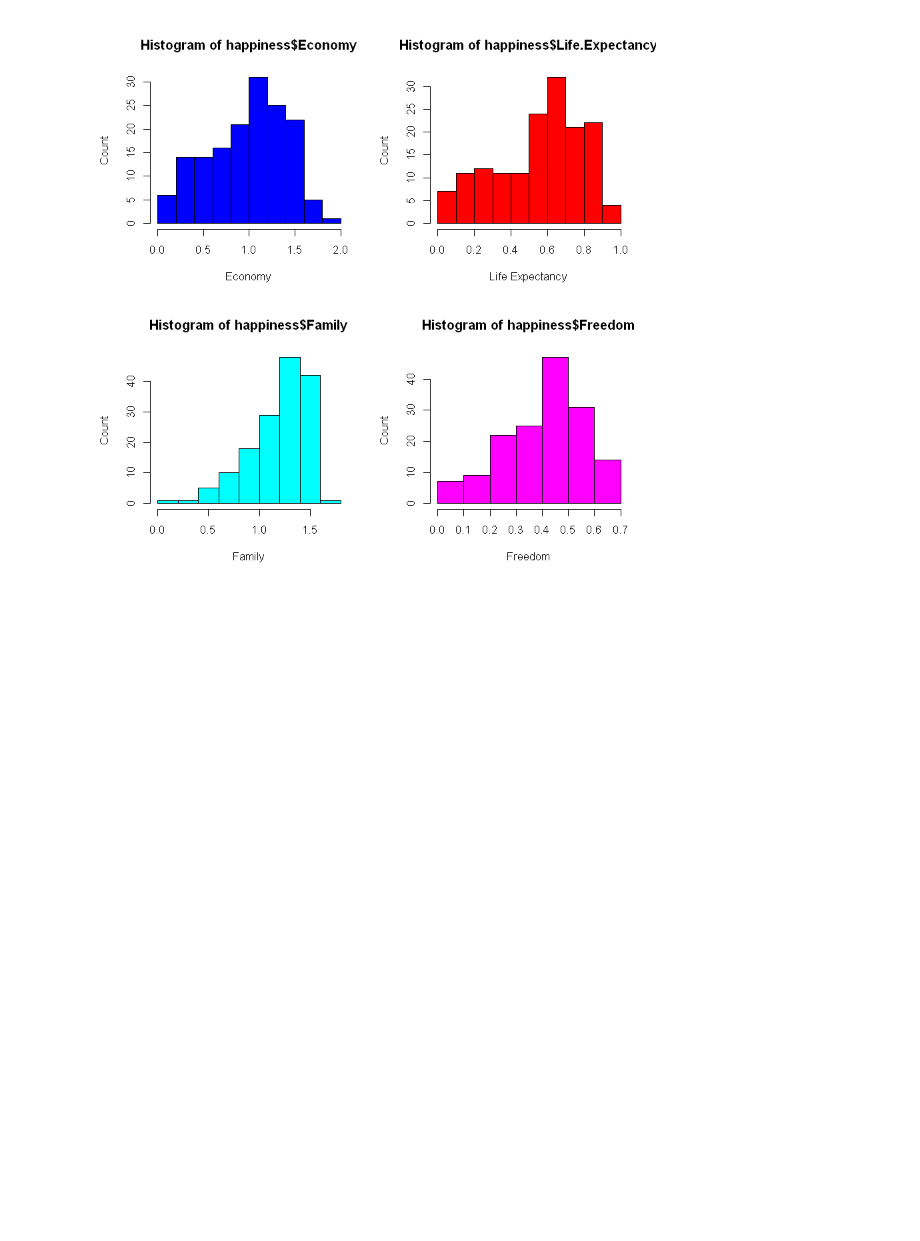
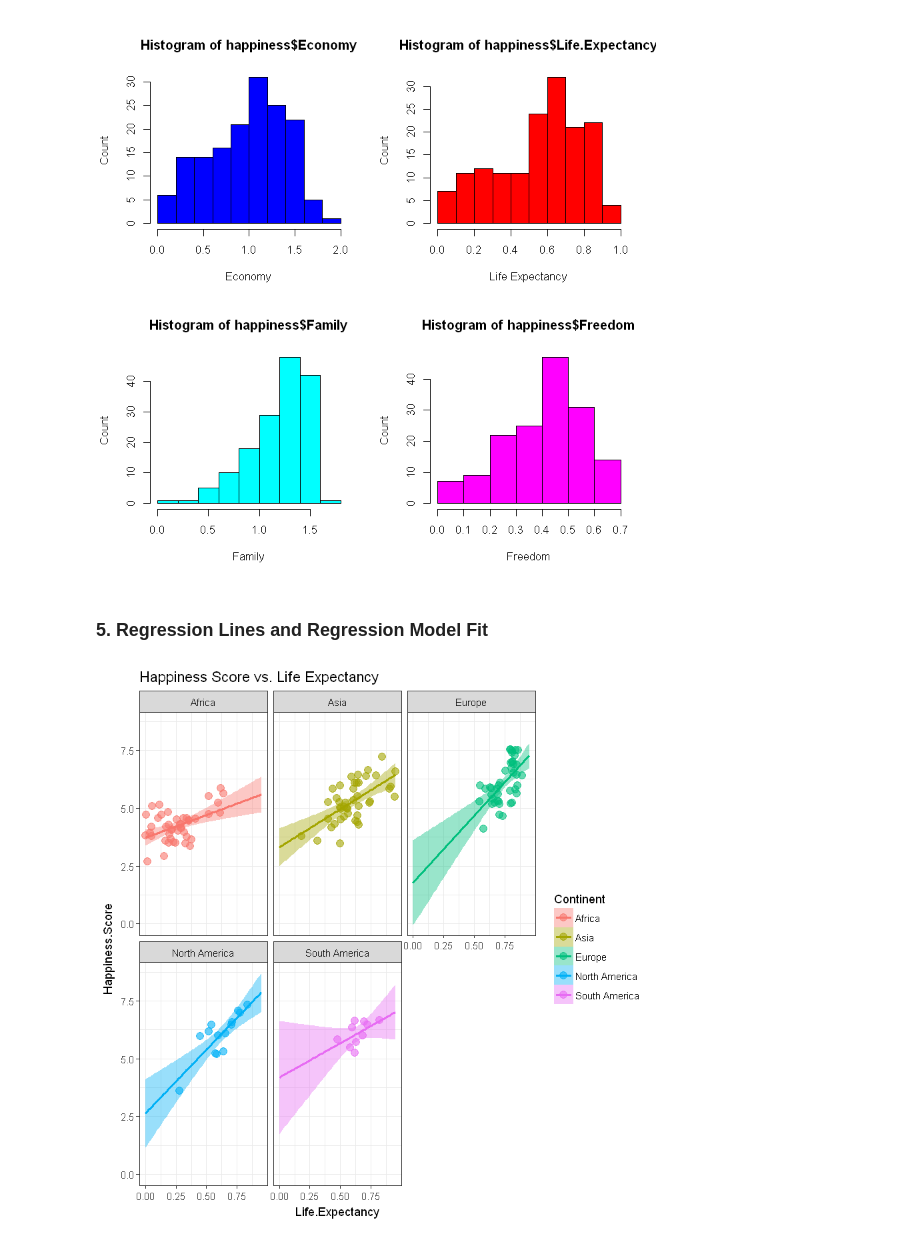
Before and after one commit to vknguyen1902/data-mining, a Jupyter notebook: World Happiness Report.ipynb, the cells around one changed output. Saved outputs shown, nothing was run; the diff lists cells and outputs as text; code cells hidden in the pictures; blank space fills up the shorter version.

```diff
--- a/World Happiness Report.ipynb
+++ b/World Happiness Report.ipynb
@@ -215,3 +224,14 @@ hist(happiness$Family, col = 5, xlab = "Family", ylab = "Count")
 hist(happiness$Freedom, col = 6, xlab = "Freedom", ylab = "Count")
 # %% [output]
 [figure]
+# %% [markdown]
+### 5. Regression Lines and Regression Model Fit
+# %%
+ggplot(subset(happiness, happiness$Continent != "Australia"), aes(x = Life.Expectancy, y = Happiness.Score)) +
+       geom_point(aes(color=Continent), size = 3, alpha = 0.6) +
+       geom_smooth(aes(color = Continent, fill = Continent),
+                   method = "lm", fullrange = TRUE) +
+       facet_wrap(~Continent) +
+       theme_bw() + labs(title = "Happiness Score vs. Life Expectancy")
+# %% [output]
+[figure, added]
```
Also changed, not shown: parts of 5 cells of this notebook.
